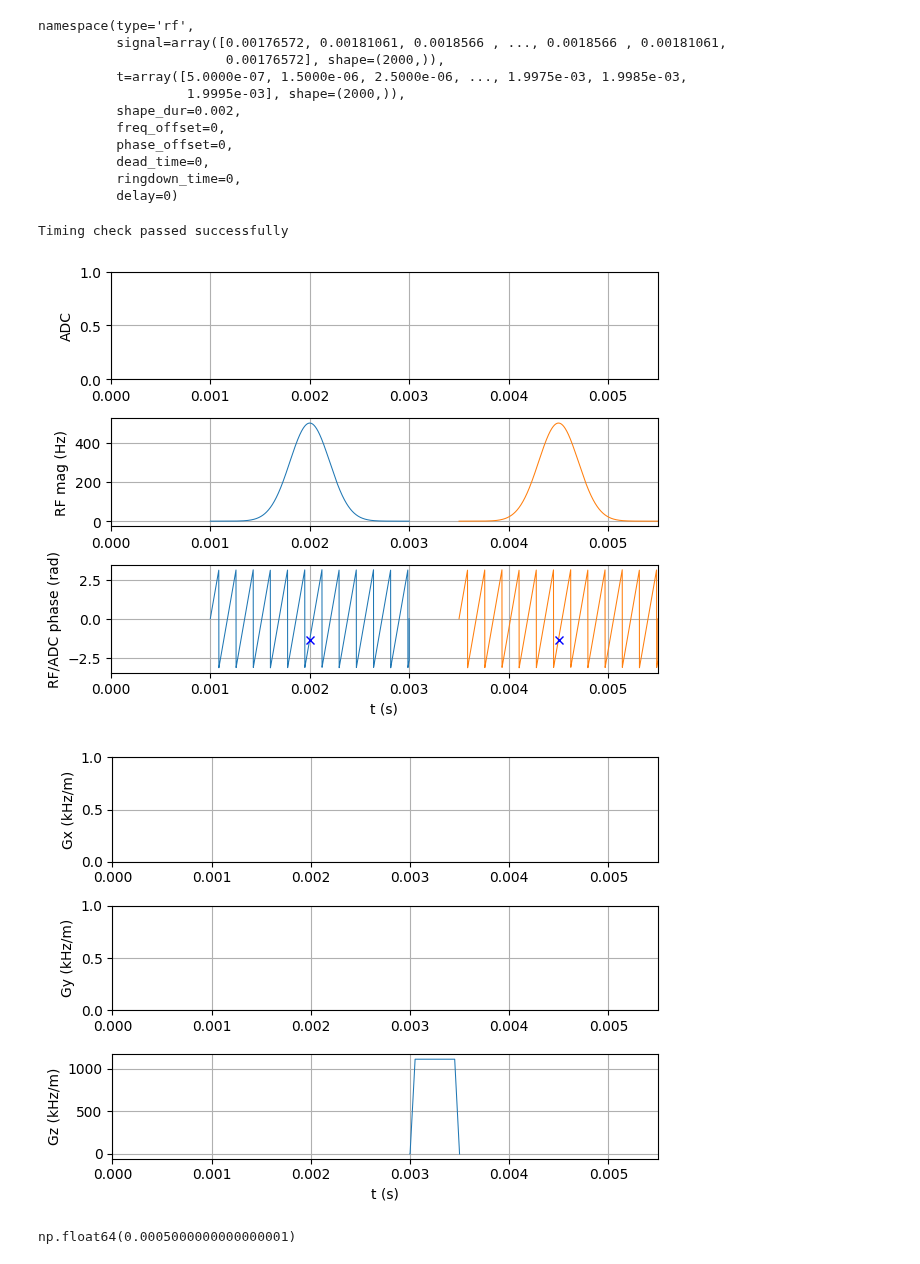
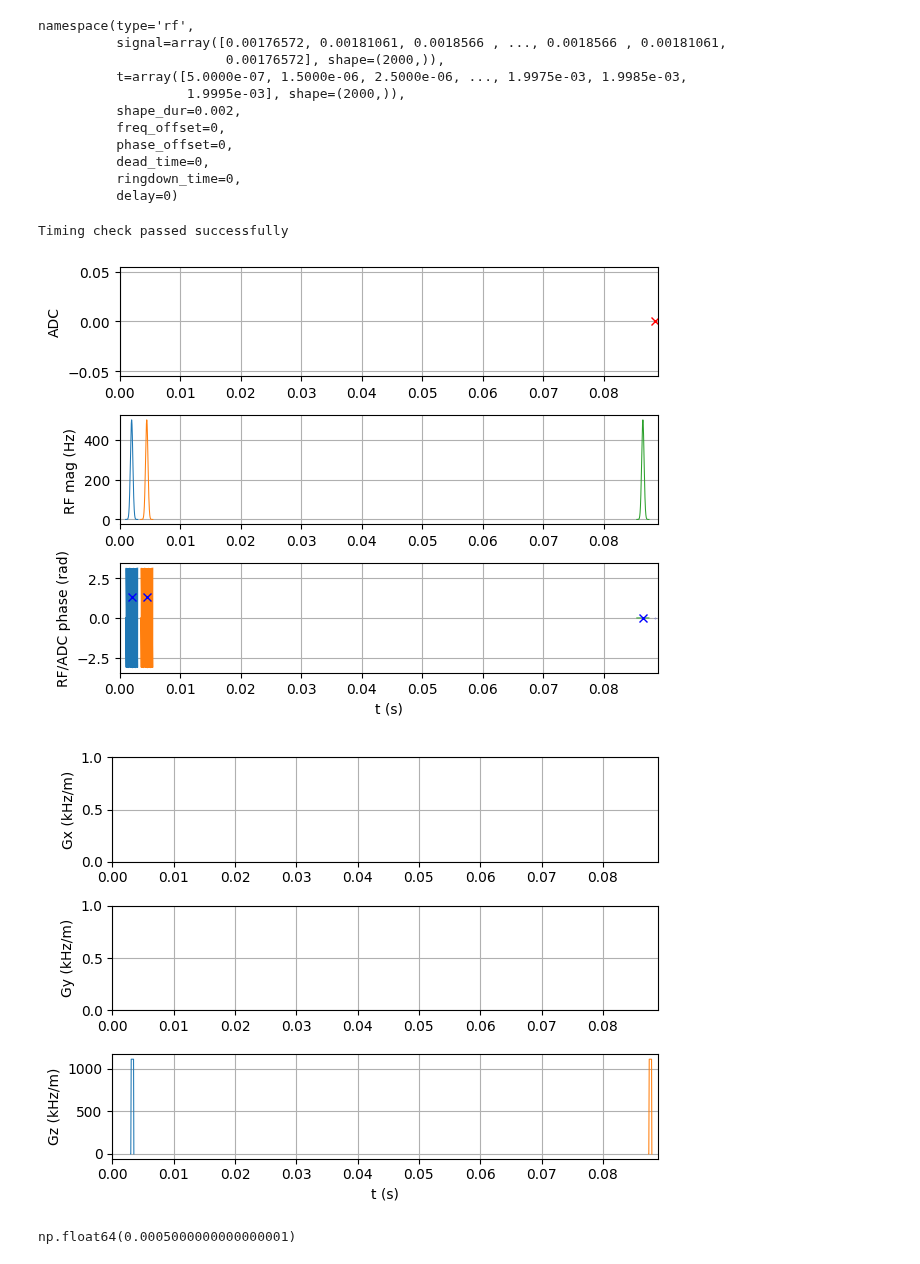
Before and after one commit to dantona02/optim, a Jupyter notebook: seq_init/gauss_pulse_seq.ipynb, the cells around one changed output. Drawn from its saved outputs; the diff is of its cells as text; code cells hidden in the pictures.

```diff
--- a/seq_init/gauss_pulse_seq.ipynb
+++ b/seq_init/gauss_pulse_seq.ipynb
@@ -31,11 +31,11 @@ defs: dict = {}
 # %% [markdown]
 ### Definitions
 # %%
-seqid = "RACETE" #file name
+seqid = "RACETE_minus" #file name
 
 defs["a"] = 90 # alpha in degrees
 defs["b0"] = 17  # B0 [T]
-defs["m0_offset"] = 8  # m0 offset [ppm]
+defs["m0_offset"] = -8  # m0 offset [ppm]
 defs["n_ETM"] = 1  # number of ETMs
 
 #rf settings
@@ -248,27 +248,27 @@ for i in range(defs["n_ETM"]):
     seq.add_block(rf_90)
 
 # #     # seq.add_block(gz_exchange)
-#     seq.add_block(delay_exchange)
+    seq.add_block(delay_exchange)
 
-# seq.add_block(rf_90_water)
+seq.add_block(rf_90_water)
 # # # # seq.add_block(delay_inter_etm)
-# seq.add_block(gz_rephase)
-# seq.add_block(pseudo_adc)
+seq.add_block(gz_rephase)
+seq.add_block(pseudo_adc)
 # %%
 if FLAG_CHECK_TIMING:
     ok, error_report = seq.check_timing()
 if ok:
     print("\nTiming check passed successfully")
 else:
     print("\nTiming check failed! Error listing follows\n")
     print(error_report)
 
 if FLAG_PLOT_SEQUENCE:
-    seq.plot(time_range=[0.00, .01]) #time_range=[0.00, .03]
+    seq.plot() #time_range=[0.00, .03]
 # %% [output]
 Timing check passed successfully
-[figure, old version]
+[figure, new version]
-[figure, old version]
+[figure, new version]
 # %%
 write_seq(seq=seq, seq_defs=defs, filename=folder / seq_filename, author=AUTHOR, use_matlab_names=True)
 # %%
```
Also changed, not shown: 7 other files.
